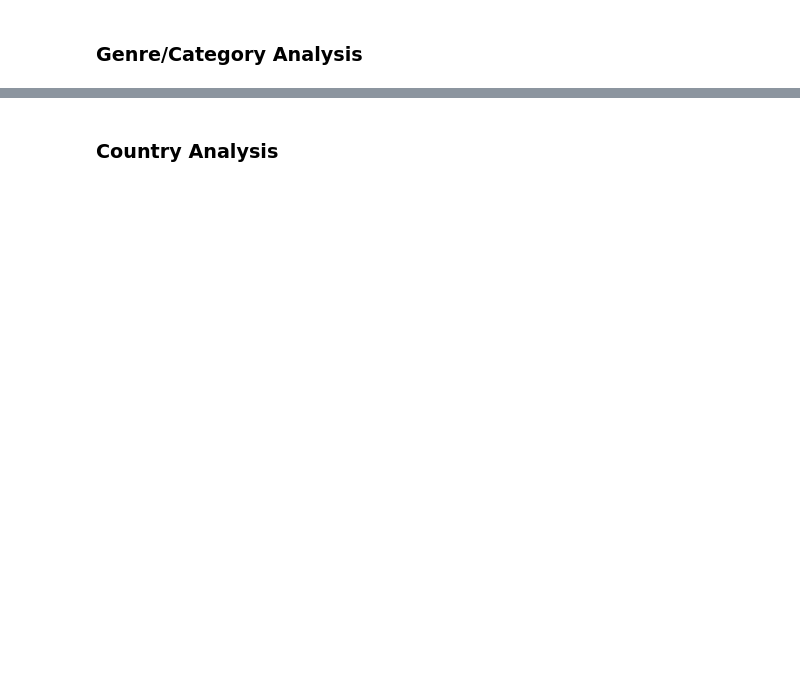
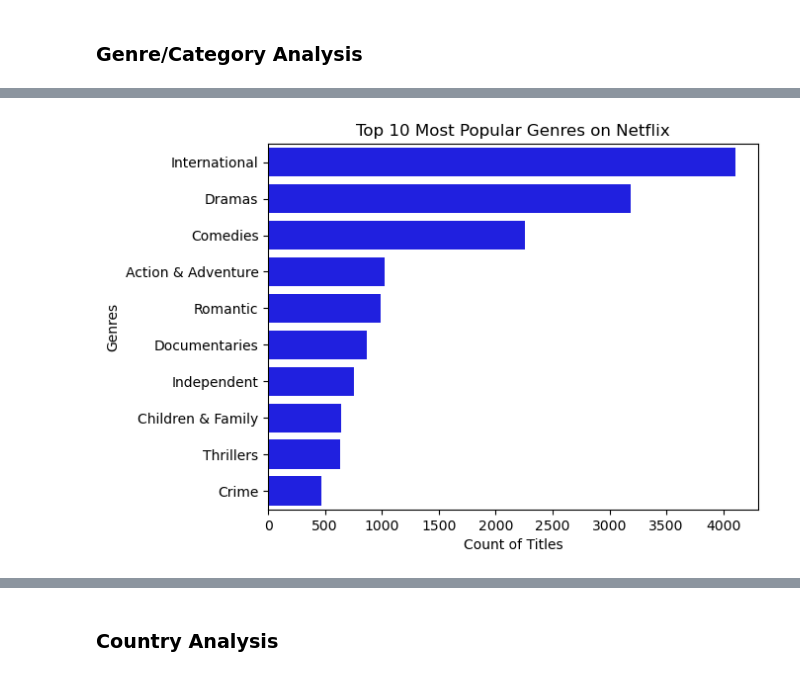
Before and after one commit to ItzChaBoiGhoza/movies-analysis, a Jupyter notebook: notebooks/movie_tvshows_eda.ipynb, the cells around one changed output, grey strips where cells are left out. Cells and saved outputs as stored; diff of their text form; code cells hidden in the pictures; blank space fills up the shorter version.

```diff
--- a/notebooks/movie_tvshows_eda.ipynb
+++ b/notebooks/movie_tvshows_eda.ipynb
@@ -235,0 +256,10 @@ plt.show()
+# %%
+ten_most_pop_genre = df_genre_explode.groupby('genre_list')['title'].count().reset_index().sort_values(by='title', ascending=False).head(10)
+
+sns.barplot(data=ten_most_pop_genre, x='title', y='genre_list', color='blue')
+plt.xlabel('Count of Titles')
+plt.ylabel('Genres')
+plt.title('Top 10 Most Popular Genres on Netflix')
+plt.show()
+# %% [output]
+[figure, new version]
```
Also changed, not shown: parts of 22 cells of this notebook.
